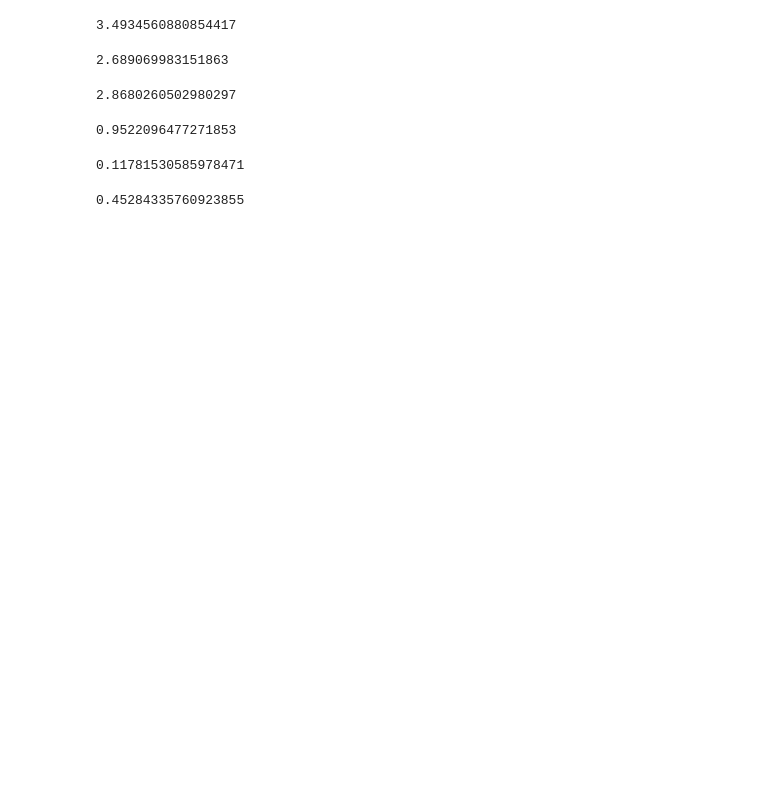
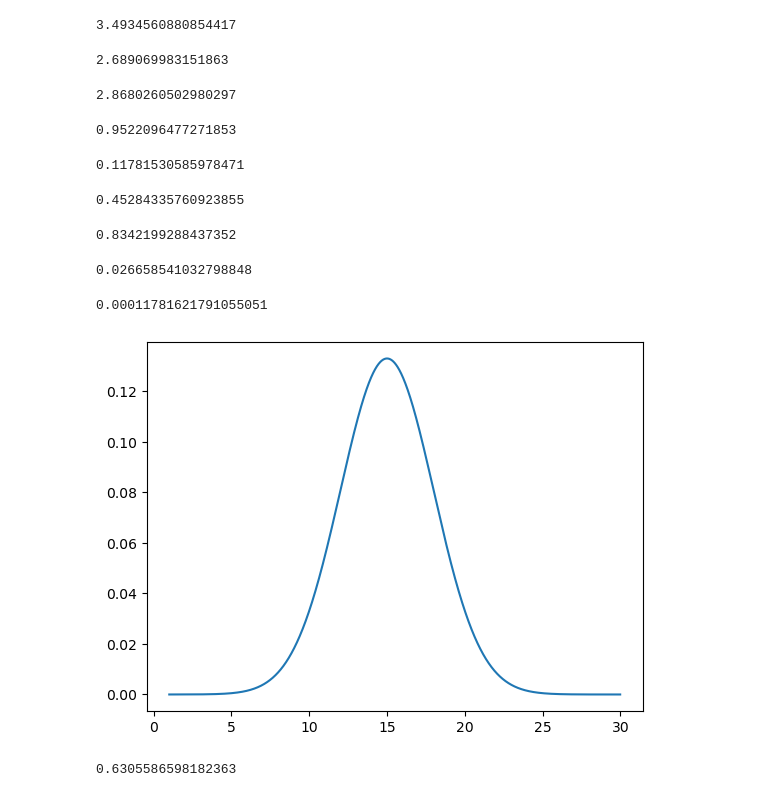
Before and after one commit to Andy-Jensen/statistics-exercises, a Jupyter notebook: probability_distributions.ipynb, the cells around one changed output. Drawn from its saved outputs; the diff is of its cells as text; code cells hidden in the pictures; blank space fills up the shorter version.

```diff
--- a/probability_distributions.ipynb
+++ b/probability_distributions.ipynb
@@ -92,5 +92,42 @@ guess.sf(0)
 # and, on any given day, about 90% of the 3 active cohorts of 22 students visit the break area.
 # %%
 # How likely is it that the break area gets cleaned up each day?
+
+clean = stats.binom(59, .03)
+clean.sf(0)
+# %% [output]
+0.8342199288437352
 # %%
-# How likely is it that it goes two days without getting cleaned up? All week?
+# How likely is it that it goes two days without getting cleaned up?
+clean2 = stats.binom(119, .03)
+clean2.pmf(0)
+# %% [output]
+0.026658541032798848
+# %%
+# All week?
+clean3 = stats.binom(297, .03)
+clean3.pmf(0)
+# %% [output]
+0.00011781621791055051
+# %%
+# You want to get lunch at La Panaderia, but notice that the line is usually very long at lunchtime.
+# After several weeks of careful observation, you notice that the average number of people in
+# line when your lunch break starts is normally distributed with a mean of 15 and standard deviation of 3.
+
+# If it takes 2 minutes for each person to order, and 10 minutes from ordering to getting your food,
+# what is the likelihood that you have at least 15 minutes left to eat your food before you have to go
+# back to class? Assume you have one hour for lunch, and ignore travel time to and from La Panaderia.
+
+people_at_lunch = stats.norm(15, 3)
+x_axis = np.arange(1, 30, 0.01)
+mean = 15
+sd = 3
+
+plt.plot(x_axis, norm.pdf(x_axis, mean, sd))
+plt.show()
+# %% [output]
+[figure, added]
+# %%
+people_at_lunch.cdf(16)
+# %% [output]
+0.6305586598182363
```
